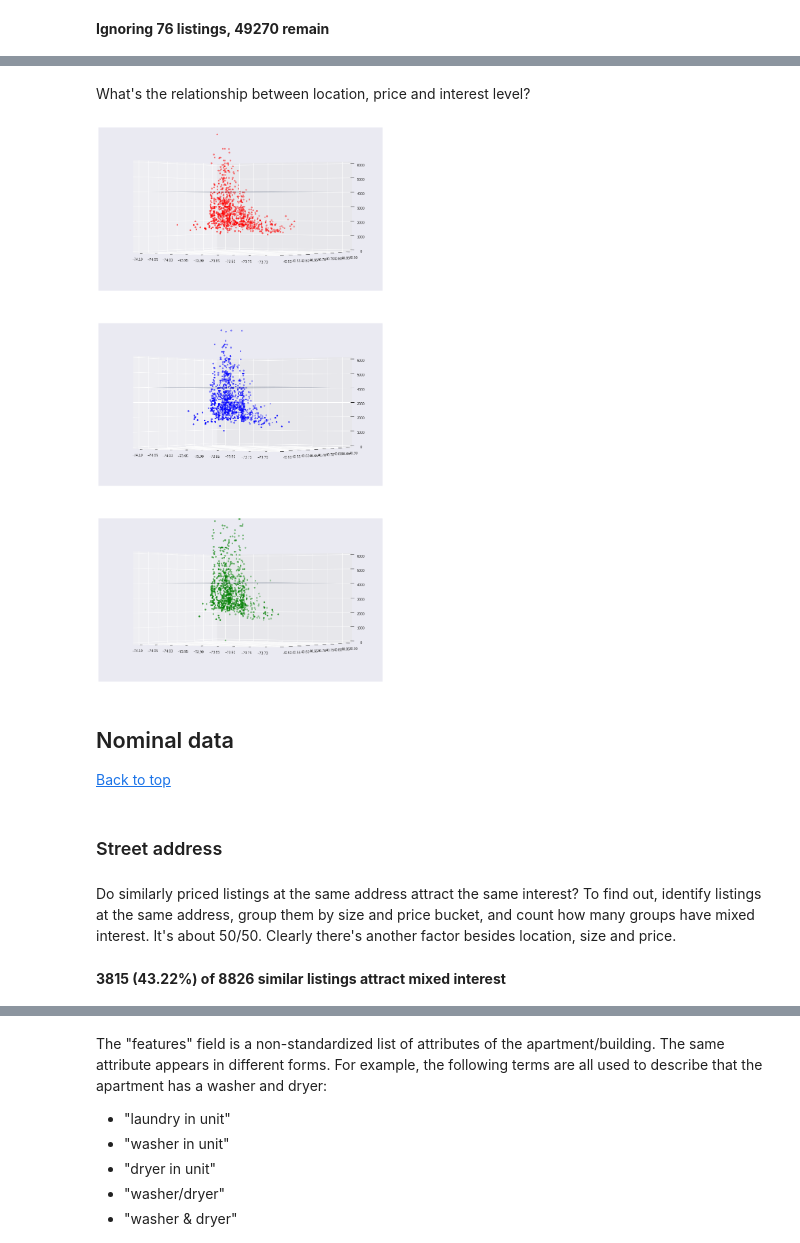
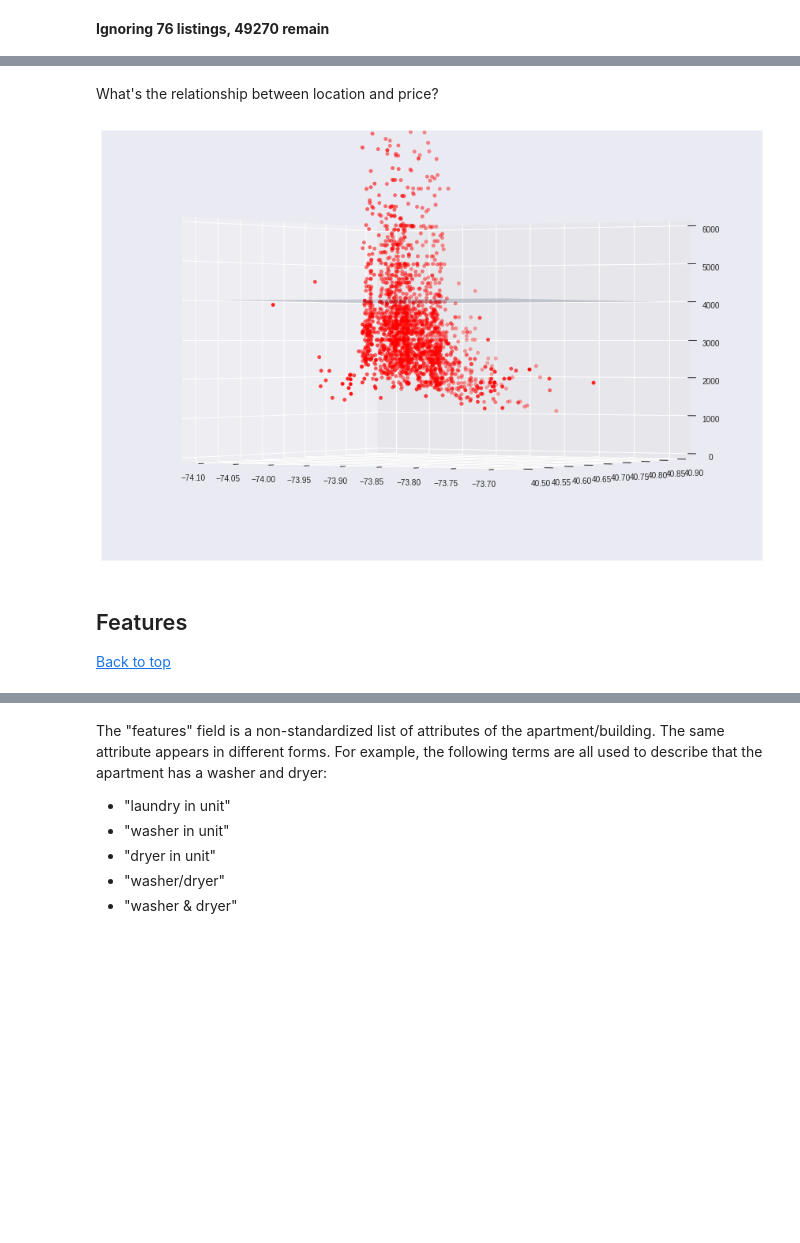
Before and after one commit to dextersealy/rent-report, a Jupyter notebook: data_exploration.ipynb, the cells around one changed output, grey strips where cells are left out. Saved outputs shown, nothing was run; the diff lists cells and outputs as text; code cells hidden in the pictures; blank space fills up the shorter version.

```diff
--- a/data_exploration.ipynb
+++ b/data_exploration.ipynb
@@ -354,18 +241,0 @@ Observe there's no strong distinguishing pattern, but there does seems to be sli
-# %%
-df_sample = geo_df.sample(5000)
-plt.figure(figsize=(20, 10))
-
-ax = plt.subplot(131)
-ax.set_aspect('equal')
-nyc.plot(ax=ax)
-plotpoints(df_sample, ax=ax, categories=['low'], colors=['b'])
-
-ax = plt.subplot(132)
-ax.set_aspect('equal')
-nyc.plot(ax=ax)
-plotpoints(df_sample, ax=ax, categories=['medium'], colors=['g'])
-
-ax = plt.subplot(133)
-ax.set_aspect('equal')
-nyc.plot(ax=ax)
-plotpoints(df_sample, ax=ax, categories=['high'], colors=['r'])
@@ -376,20 +241,0 @@ Plot an equal number of listings of each type, selected at random. The low inter
-# %%
-df_low = geo_df[geo_df.interest_level=='low'].sample(1000)
-df_medium = geo_df[geo_df.interest_level=='medium'].sample(1000)
-df_high = geo_df[geo_df.interest_level=='high'].sample(1000)
-plt.figure(figsize=(20, 10))
-
-ax = plt.subplot(131)
-ax.set_aspect('equal')
-nyc.plot(ax=ax)
-plotpoints(df_low, ax=ax, categories=['low'], colors='b', alpha=.2)
-
-ax = plt.subplot(132)
-ax.set_aspect('equal')
-nyc.plot(ax=ax)
-plotpoints(df_medium, ax=ax, categories=['medium'], colors='g', alpha=.2)
-
-ax = plt.subplot(133)
-ax.set_aspect('equal')
-nyc.plot(ax=ax)
-plotpoints(df_high, ax=ax, categories=['high'], colors='r', alpha=.2)
@@ -398,23 +242,22 @@ plotpoints(df_high, ax=ax, categories=['high'], colors='r', alpha=.2)
 # %% [markdown]
-What's the relationship between location, price and interest level?
+What's the relationship between location and price?
 # %%
 from mpl_toolkits.mplot3d import Axes3D
 # %%
 def price3dplot(df, ax, color, zplane=4000, zlimit=(0, 6000)):
     ax.view_init(elev=0)
     ax.set_zlim(*zlimit)
     ax.scatter(df.longitude, df.latitude, df.price, c=[color]*len(df))
     xx, yy = np.meshgrid(np.linspace(-74.1, -73.7, 20), np.linspace(40.5, 40.9, 20))
     ax.plot_surface(xx, yy, [zplane]*len(xx), alpha=0.2)
     return ax
 
-fig = plt.figure(figsize=(15, 30))
-price3dplot(df_high, fig.add_subplot(311, projection='3d'), 'r')
-price3dplot(df_medium, fig.add_subplot(312, projection='3d'), 'b')
-price3dplot(df_low, fig.add_subplot(313, projection='3d'), 'g')
+df_sample = geo_df.sample(2000)
+fig = plt.figure(figsize=(15, 10))
+price3dplot(df_sample, fig.add_subplot(111, projection='3d'), 'r')
 plt.show()
 # %% [output]
-[figure, old version]
+[figure, new version]
 # %% [markdown]
-## Nominal data
+## Features
 [Back to top](#Sections)
@@ -423,19 +263,0 @@ cat_df = df.copy()
-# %% [markdown]
-### Street address
-# %% [markdown]
-Do similarly priced listings at the same address attract the same interest? To find out, identify listings at the same address, group them by size and price bucket, and count how many groups have mixed interest. It's about 50/50. Clearly there's another factor besides location, size and price.
-# %%
-subset = cat_df[cat_df.duplicated(subset='street_address', keep=False)].copy()
-groups = subset.groupby(['street_address', 'bedrooms', 'bathrooms', 'price_bucket'])
-
-mixed = []
-total = 0
-for k, v in groups.groups.items():
-    if len(v) > 1:
-        total += 1
-        if 1 < len(np.unique(cat_df.loc[v].interest_level)):
-            mixed.append(v)
-
-pp_bold('{0} ({2:.2%}) of {1} similar listings attract mixed interest'.format(len(mixed), total, len(mixed) / total))
-# %% [output]
-3815 (43.22%) of 8826 similar listings attract mixed interest
```
Also changed, not shown: parts of 48 cells of this notebook, 3 other files.
